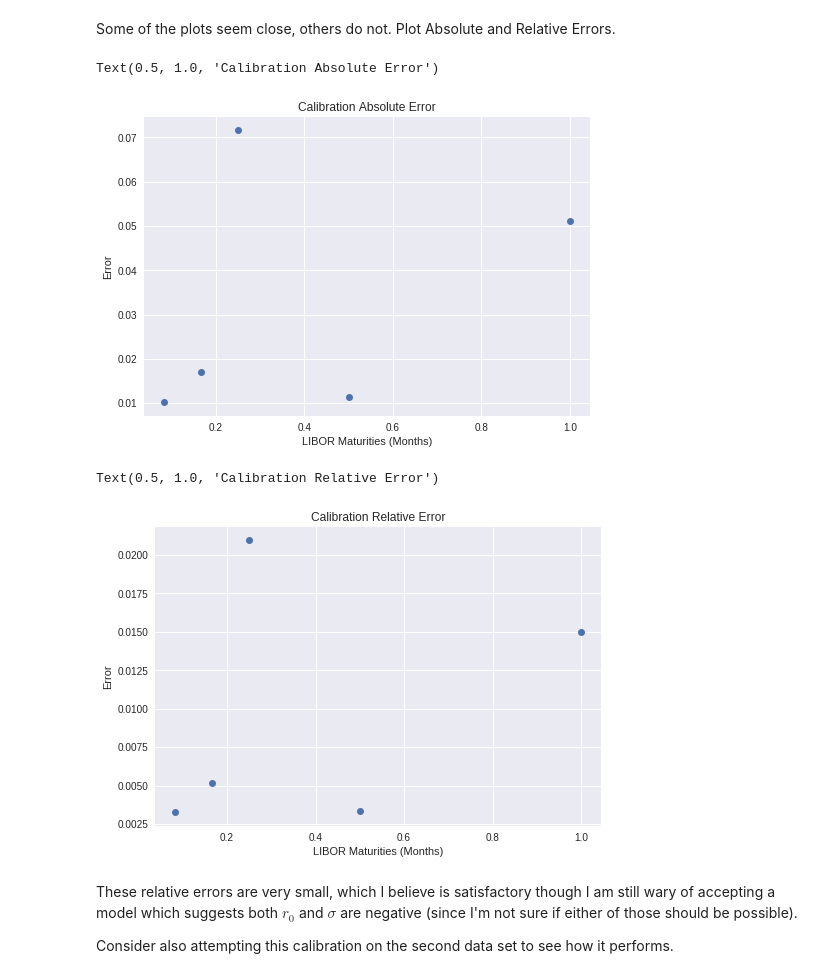
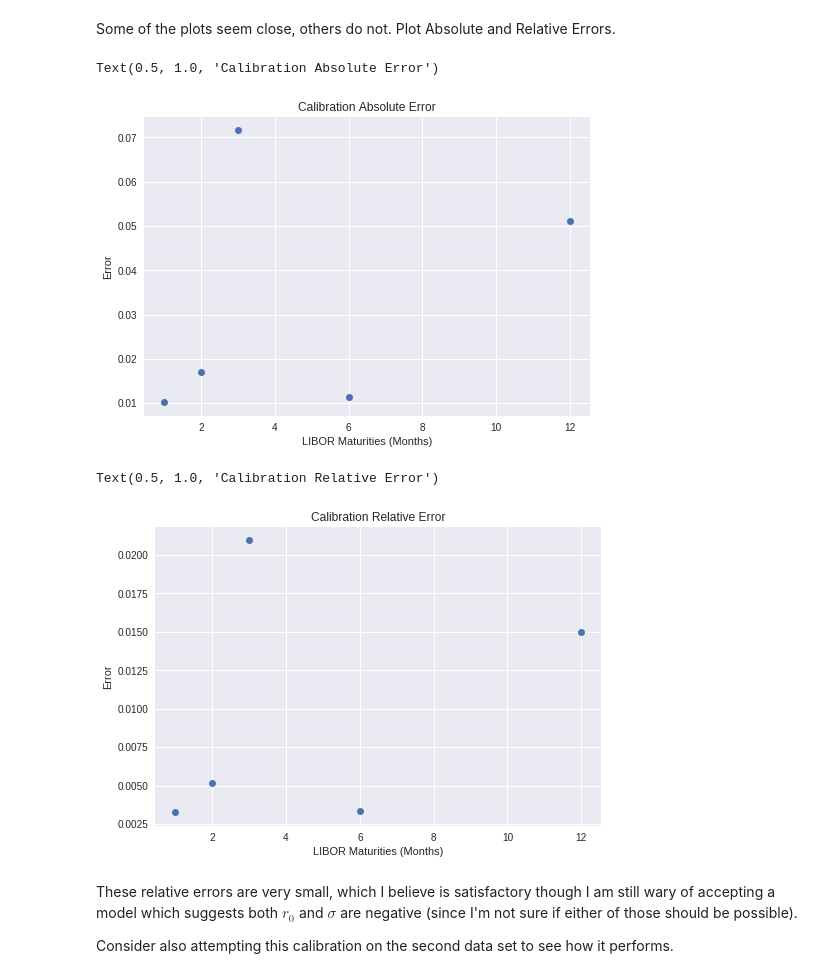
Before and after one commit to TALeonard/19ma573thomasleonard, a Jupyter notebook: src/hw7_vasicek_calibration_v04.ipynb, the cells around one changed output. Cells and saved outputs as stored; diff of their text form; code cells hidden in the pictures.

```diff
--- a/src/hw7_vasicek_calibration_v04.ipynb
+++ b/src/hw7_vasicek_calibration_v04.ipynb
@@ -291,7 +291,8 @@ for i in range(len(libor_2008_10_29)):
   c_libor_rate[i] = libor_price(libor_maturities[i],c_bond_price)
   error_libor[i] = abs(c_libor_rate[i] - libor_2008_10_29[i])
 
-plt.plot(libor_maturities,libor_2008_10_29,'ro',libor_maturities,c_libor_rate,'bo')
+libor_maturities_months = [1, 2, 3, 6, 12]
+plt.plot(libor_maturities_months,libor_2008_10_29,'ro',libor_maturities_months,c_libor_rate,'bo')
 plt.xlabel('LIBOR Maturity (Months)')
 plt.ylabel('LIBOR Rate')
 plt.title('True LIBOR Rate and Calibrated LIBOR Rate')
@@ -302,26 +303,26 @@ plt.legend(('True LIBOR','Calibrated LIBOR'))
 # %% [markdown]
 Some of the plots seem close, others do not. Plot Absolute and Relative Errors.
 # %%
-plt.plot(libor_maturities,error_libor,'o')
+plt.plot(libor_maturities_months,error_libor,'o')
 plt.xlabel('LIBOR Maturities (Months)')
 plt.ylabel('Error')
 plt.title('Calibration Absolute Error')
 # %% [output]
 Text(0.5, 1.0, 'Calibration Absolute Error')
-[figure, old version]
+[figure, new version]
 # %%
 rel_error_libor = np.zeros(len(libor_2008_10_29))
 
 for i in range(len(libor_2008_10_29)):
   rel_error_libor[i] = error_libor[i]/libor_2008_10_29[i]
 
-plt.plot(libor_maturities,rel_error_libor,'o')
+plt.plot(libor_maturities_months,rel_error_libor,'o')
 plt.xlabel("LIBOR Maturities (Months)")
 plt.ylabel("Error")
 plt.title('Calibration Relative Error')
 # %% [output]
 Text(0.5, 1.0, 'Calibration Relative Error')
-[figure, old version]
+[figure, new version]
 # %% [markdown]
 These relative errors are very small, which I believe is satisfactory though I am still wary of accepting a model which suggests both $r_{0}$ and $\sigma$ are negative (since I'm not sure if either of those should be possible).
 
```
Also changed, not shown: parts of 5 cells of this notebook.
